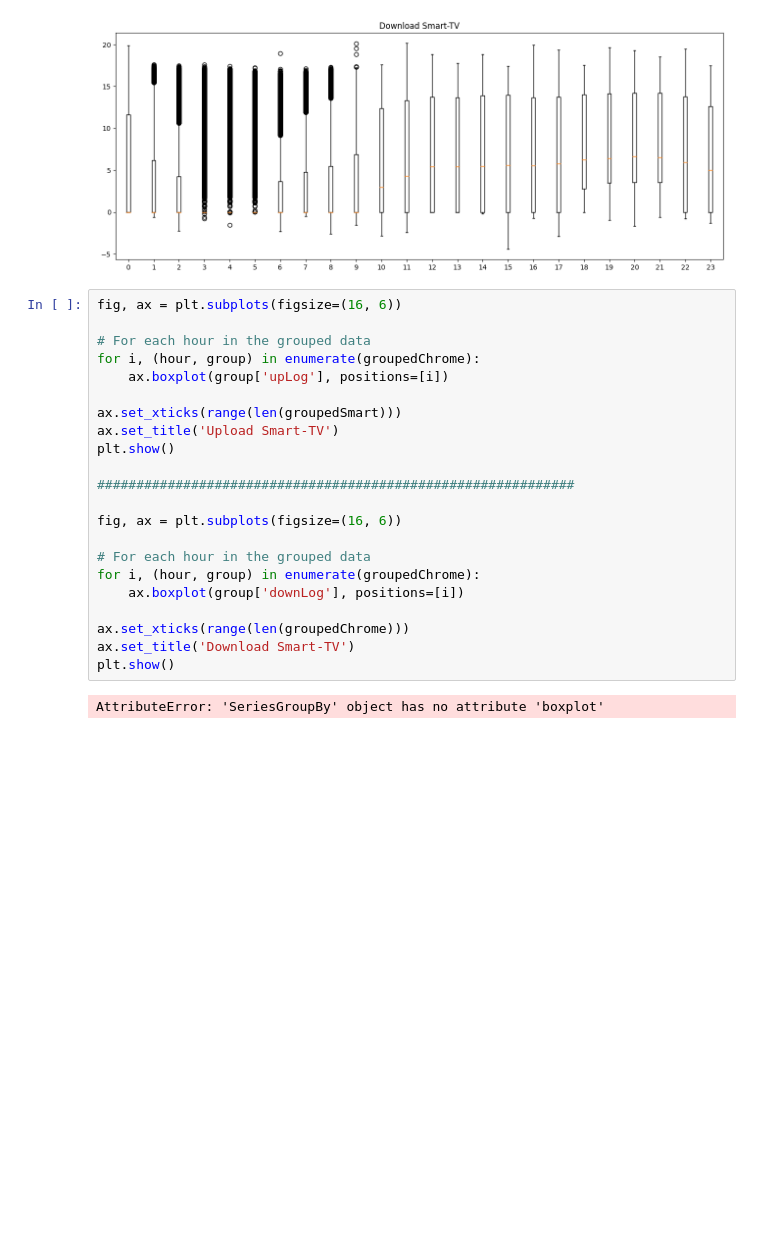
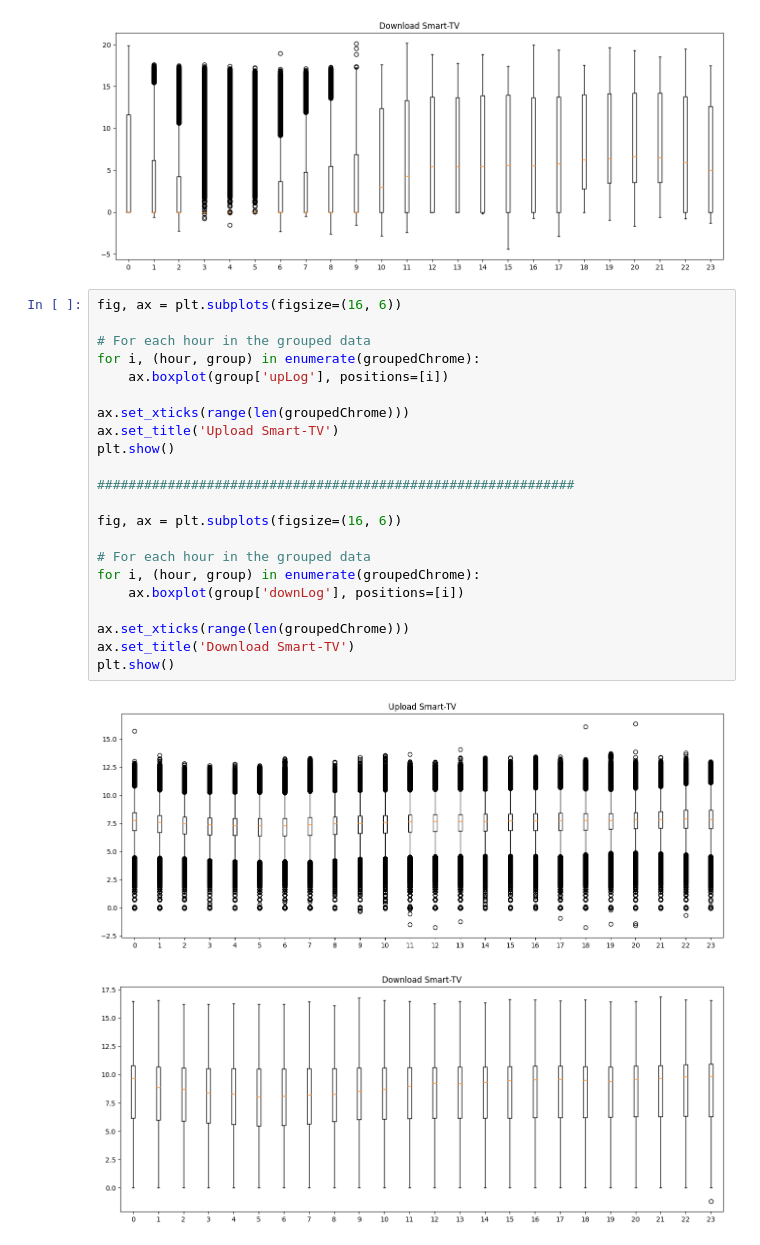
Before and after one commit to VieiraEnzo/TrabProbest, a Jupyter notebook: main.ipynb, the cells around one changed output. Drawn from its saved outputs; the diff is of its cells as text; blank space fills up the shorter version.

```diff
--- a/main.ipynb
+++ b/main.ipynb
@@ -524,24 +524,25 @@ plt.show()
 # %%
 fig, ax = plt.subplots(figsize=(16, 6))
 
 # For each hour in the grouped data
 for i, (hour, group) in enumerate(groupedChrome):
     ax.boxplot(group['upLog'], positions=[i])
 
-ax.set_xticks(range(len(groupedSmart)))
+ax.set_xticks(range(len(groupedChrome)))
 ax.set_title('Upload Smart-TV')
 plt.show()
 
 #############################################################
 
 fig, ax = plt.subplots(figsize=(16, 6))
 
 # For each hour in the grouped data
 for i, (hour, group) in enumerate(groupedChrome):
     ax.boxplot(group['downLog'], positions=[i])
 
 ax.set_xticks(range(len(groupedChrome)))
 ax.set_title('Download Smart-TV')
 plt.show()
 # %% [output]
-AttributeError: 'SeriesGroupBy' object has no attribute 'boxplot'
+[figure, added]
+[figure, added]
```
Also changed, not shown: parts of 7 cells of this notebook.
